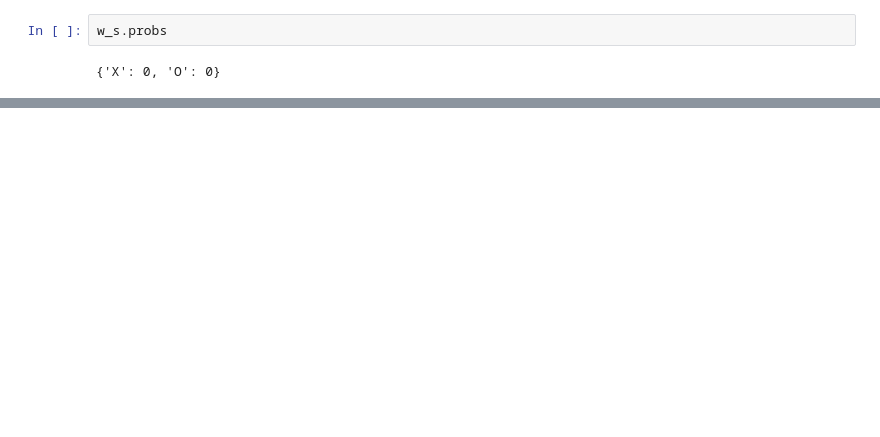
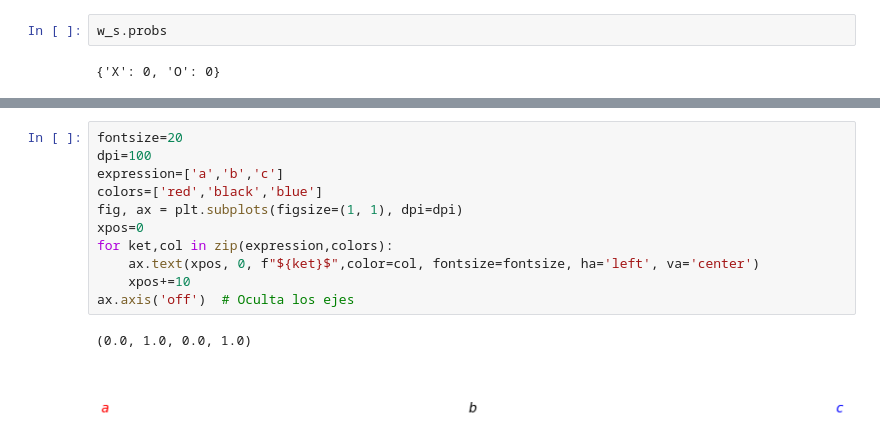
Before and after one commit to cfgarcia1903/Quantic-Tac-Toe, a Jupyter notebook: TestQGame.ipynb, the cells around one changed output, grey strips where cells are left out. Drawn from its saved outputs; the diff is of its cells as text; blank space fills up the shorter version.

```diff
--- a/TestQGame.ipynb
+++ b/TestQGame.ipynb
@@ -1382,0 +1422,14 @@ w_s.probs
+# %%
+fontsize=20
+dpi=100
+expression=['a','b','c']
+colors=['red','black','blue']
+fig, ax = plt.subplots(figsize=(1, 1), dpi=dpi)
+xpos=0
+for ket,col in zip(expression,colors):
+    ax.text(xpos, 0, f"${ket}$",color=col, fontsize=fontsize, ha='left', va='center')
+    xpos+=10
+ax.axis('off')  # Oculta los ejes
+# %% [output]
+(0.0, 1.0, 0.0, 1.0)
+[figure, added]
```
Also changed, not shown: parts of 3 cells of this notebook, 1 other file.
